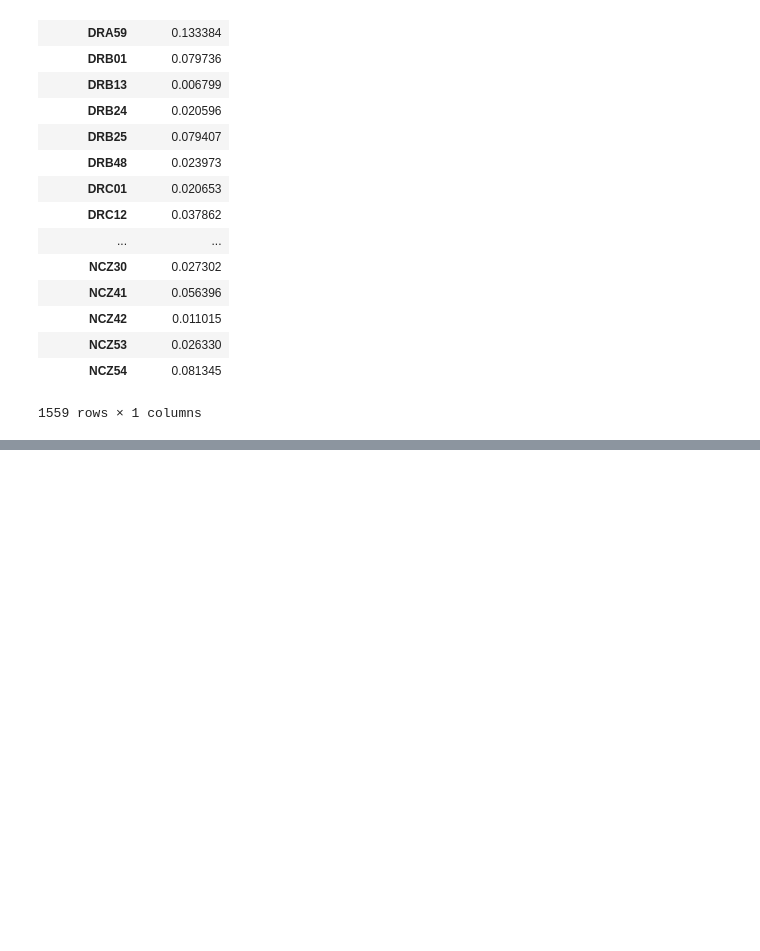
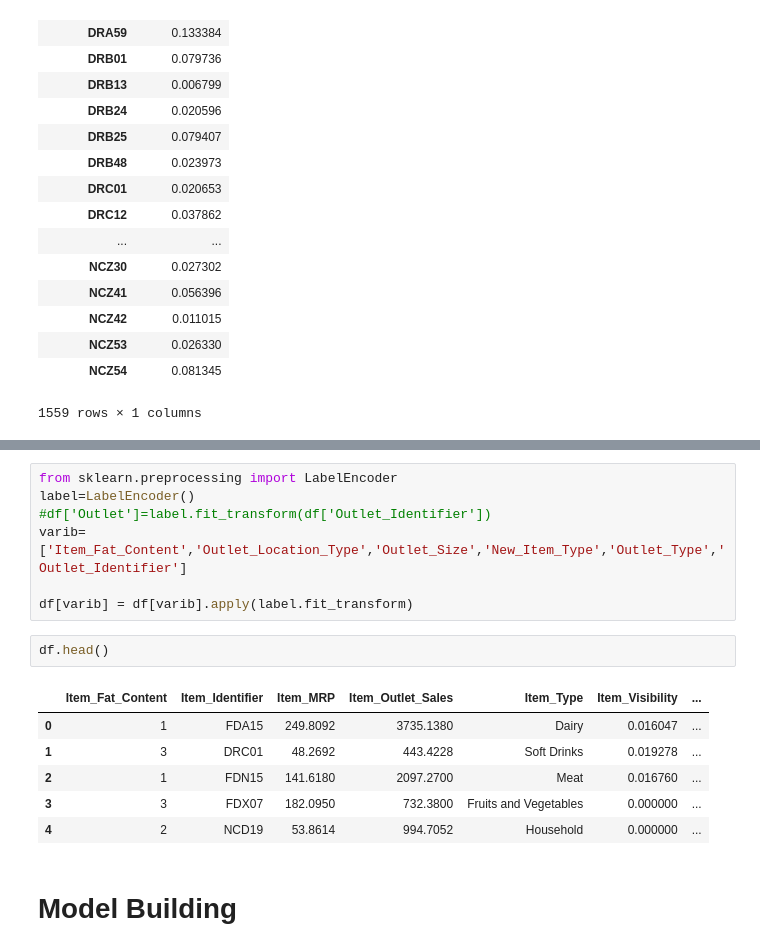
Before and after one commit to Uzmamushtaque/Projects-in-Machine-Learning-and-AI, a Jupyter notebook: Kaggle_BigMart_Sales/BigMartSalesPrediction.ipynb, the cells around one changed output, grey strips where cells are left out. Cells and saved outputs as stored; diff of their text form; blank space fills up the shorter version.

```diff
--- a/Kaggle_BigMart_Sales/BigMartSalesPrediction.ipynb
+++ b/Kaggle_BigMart_Sales/BigMartSalesPrediction.ipynb
@@ -359,0 +372,18 @@ item_visib_avg
+# %%
+from sklearn.preprocessing import LabelEncoder
+label=LabelEncoder()
+#df['Outlet']=label.fit_transform(df['Outlet_Identifier'])
+varib=['Item_Fat_Content','Outlet_Location_Type','Outlet_Size','New_Item_Type','Outlet_Type','Outlet_Identifier']
+
+df[varib] = df[varib].apply(label.fit_transform)
+# %%
+df.head()
+# %% [output]
+|  | Item_Fat_Content | Item_Identifier | Item_MRP | Item_Outlet_Sales | Item_Type | Item_Visibility | ... |
+| 0 | 1 | FDA15 | 249.8092 | 3735.1380 | Dairy | 0.016047 | ... |
+| 1 | 3 | DRC01 | 48.2692 | 443.4228 | Soft Drinks | 0.019278 | ... |
+| 2 | 1 | FDN15 | 141.6180 | 2097.2700 | Meat | 0.016760 | ... |
+| 3 | 3 | FDX07 | 182.0950 | 732.3800 | Fruits and Vegetables | 0.000000 | ... |
+| 4 | 2 | NCD19 | 53.8614 | 994.7052 | Household | 0.000000 | ... |
+# %% [markdown]
+# Model Building
```
Also changed, not shown: parts of 2 cells of this notebook.
